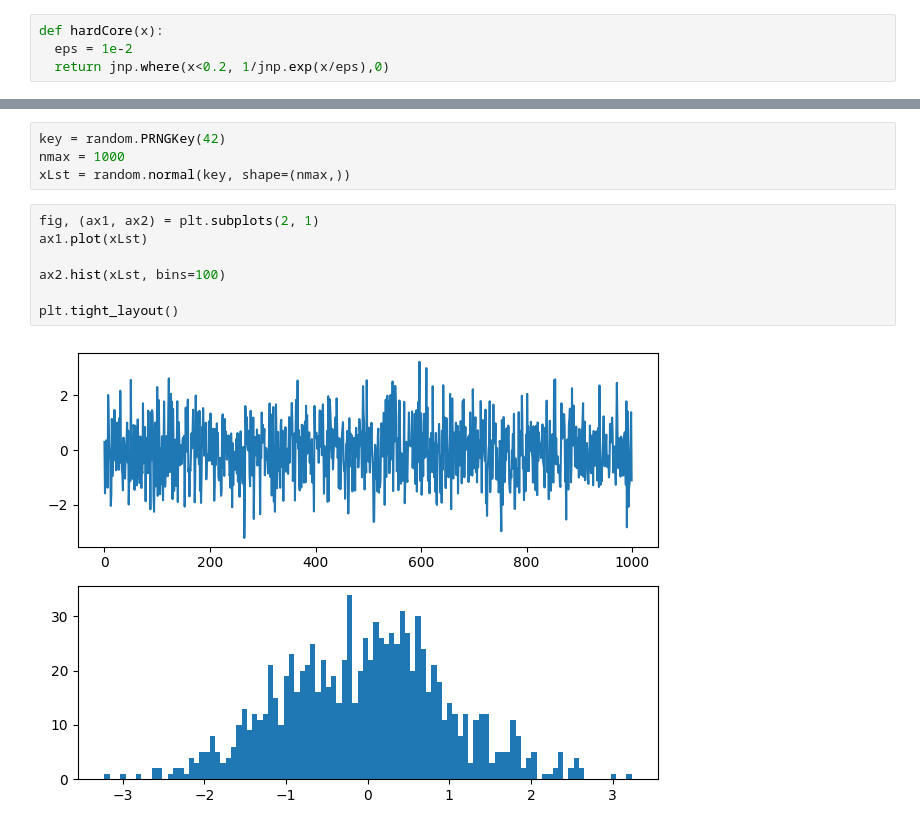
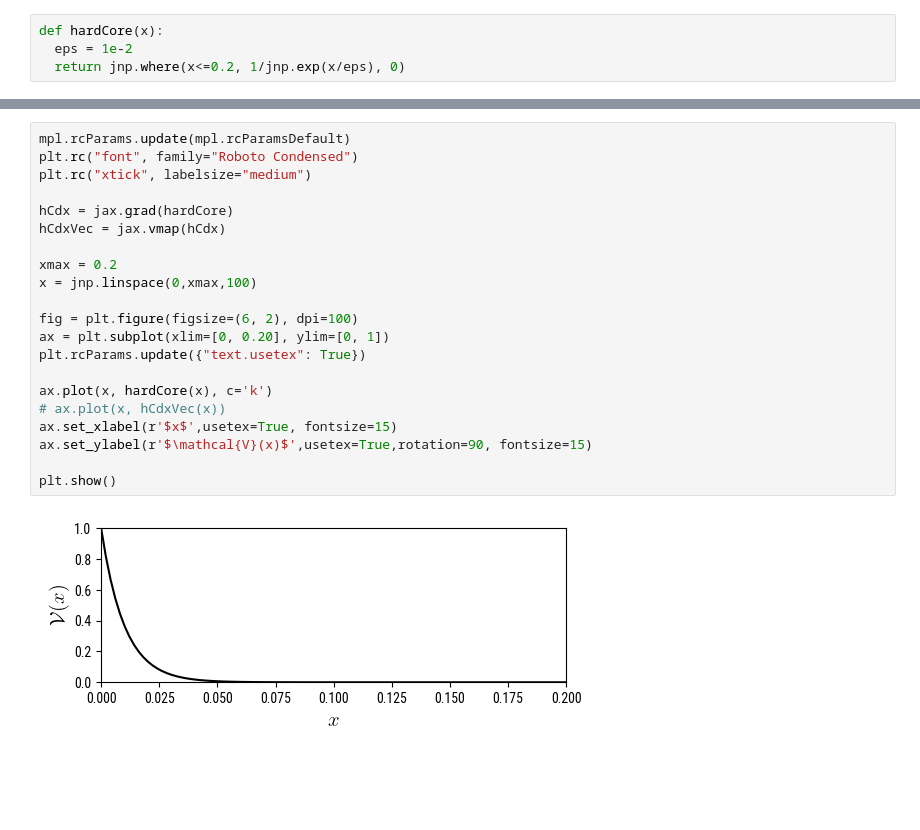
Before and after one commit to sgangaprasath/CollectiveTradeoff, a Jupyter notebook: foraging.ipynb, the cells around one changed output, grey strips where cells are left out. Drawn from its saved outputs; the diff is of its cells as text; blank space fills up the shorter version.

```diff
--- a/foraging.ipynb
+++ b/foraging.ipynb
@@ -14,4 +29,4 @@ vectorize = np.vectorize
 # %%
 def hardCore(x):
   eps = 1e-2
-  return jnp.where(x<0.2, 1/jnp.exp(x/eps),0)
+  return jnp.where(x<=0.2, 1/jnp.exp(x/eps), 0)
@@ -30,13 +33,23 @@ plt.xlim(0,xmax)
-# %%
-key = random.PRNGKey(42)
-nmax = 1000
-xLst = random.normal(key, shape=(nmax,))
-# %%
-fig, (ax1, ax2) = plt.subplots(2, 1)
-ax1.plot(xLst)
-
-ax2.hist(xLst, bins=100)
-
-plt.tight_layout()
-# %% [output]
-[figure, removed]
+# %%
+mpl.rcParams.update(mpl.rcParamsDefault)
+plt.rc("font", family="Roboto Condensed")
+plt.rc("xtick", labelsize="medium")
+
+hCdx = jax.grad(hardCore)
+hCdxVec = jax.vmap(hCdx)
+
+xmax = 0.2
+x = jnp.linspace(0,xmax,100)
+
+fig = plt.figure(figsize=(6, 2), dpi=100)
+ax = plt.subplot(xlim=[0, 0.20], ylim=[0, 1])
+plt.rcParams.update({"text.usetex": True})
+
+ax.plot(x, hardCore(x), c='k')
+# ax.plot(x, hCdxVec(x))
+ax.set_xlabel(r'$x$',usetex=True, fontsize=15)
+ax.set_ylabel(r'$\mathcal{V}(x)$',usetex=True,rotation=90, fontsize=15)
+
+plt.show()
+# %% [output]
+[figure, added]
```
Also changed, not shown: parts of 12 cells of this notebook.
